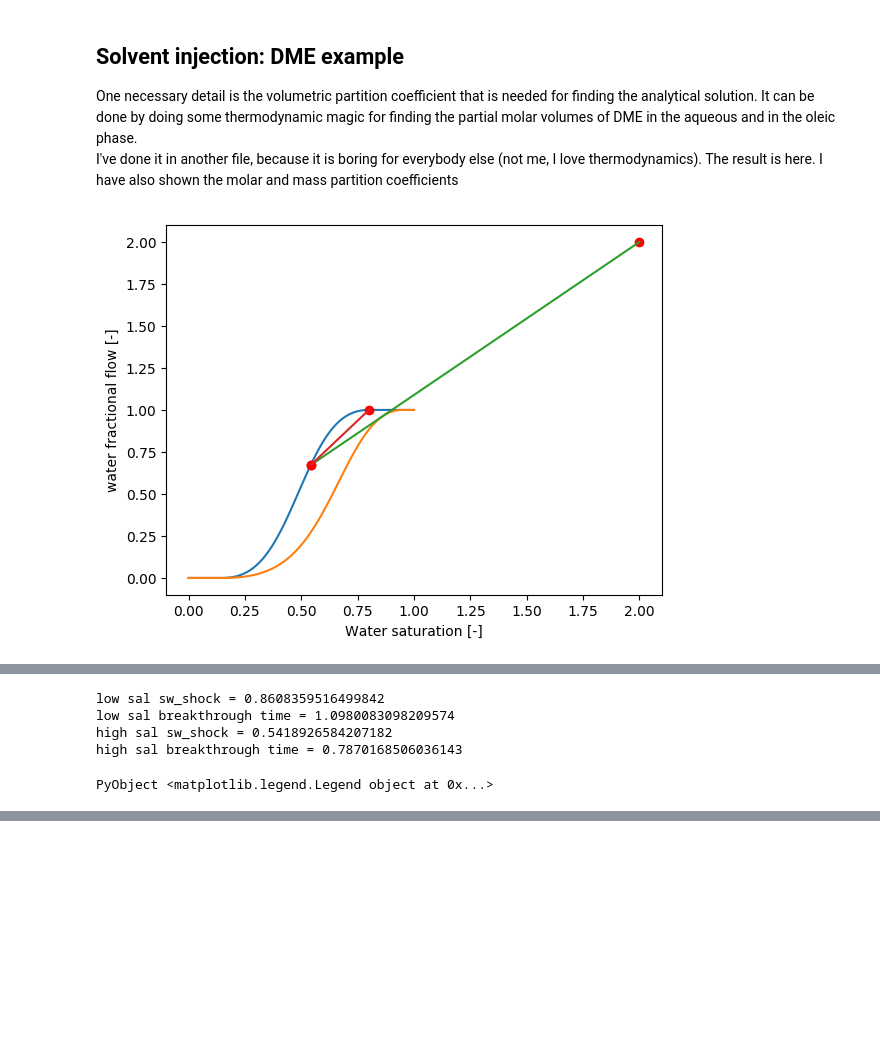
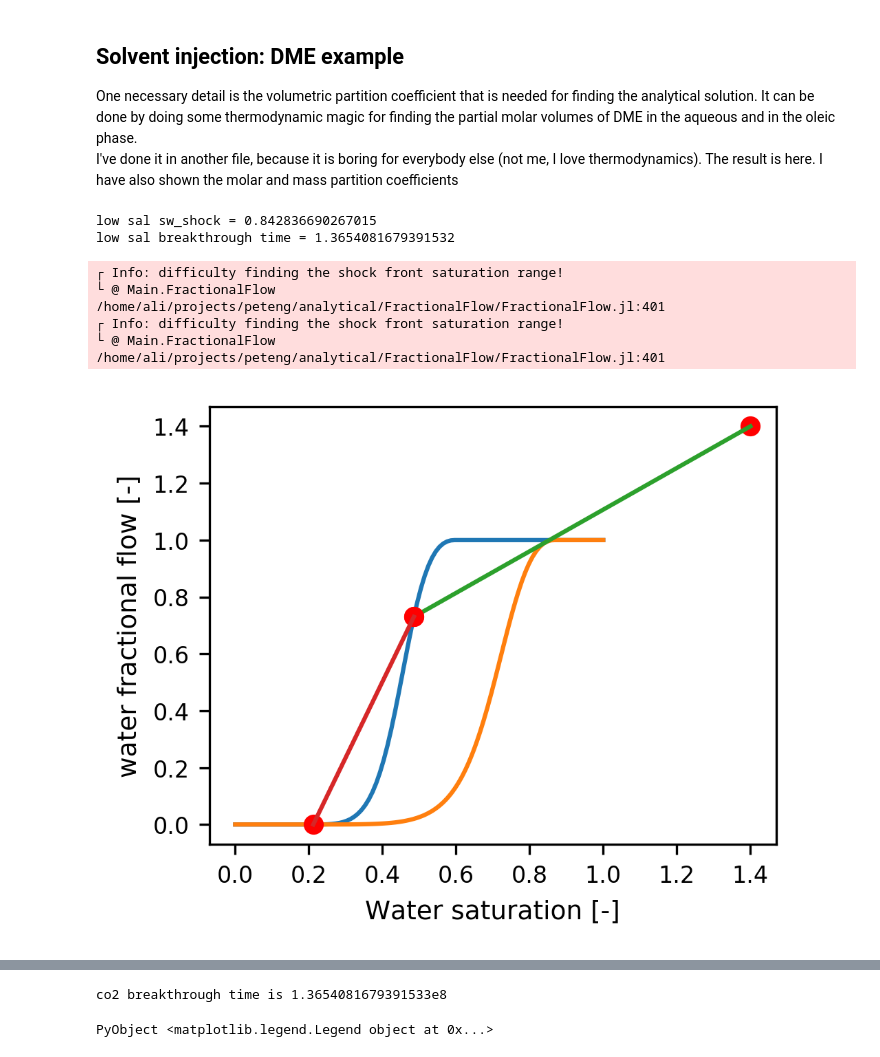
Before and after one commit to simulkade/peteng, a Jupyter notebook: analytical/notebooks/carbonated_water_flood.ipynb, the cells around one changed output, grey strips where cells are left out. Drawn from its saved outputs; the diff is of its cells as text; code cells hidden in the pictures; blank space fills up the shorter version.

```diff
--- a/analytical/notebooks/carbonated_water_flood.ipynb
+++ b/analytical/notebooks/carbonated_water_flood.ipynb
@@ -48,6 +77,6 @@ pv_inj_slow
 # %%
-fluids_hs = FF.oil_water_fluids(mu_water=1.1e-3, mu_oil=2e-3)
-fluids_ls = FF.oil_water_fluids(mu_water=1e-3, mu_oil=2e-3)
+fluids_hs = FF.oil_water_fluids(mu_water=mu_water, mu_oil=mu_oil)
+fluids_ls = FF.oil_water_fluids(mu_water=mu_water, mu_oil=mu_oil)
 rel_perms_hs = FF.oil_water_rel_perms(krw0=krw0_ow, kro0=kro0_ow,
         swc=swc_ow, sor=sor_ow, nw=nw_ow, no = no_ow)
 rel_perms_ls = FF.oil_water_rel_perms(krw0=krw0_ww, kro0=kro0_ww,
@@ -56,16 +85,13 @@ rel_perms_ls = FF.oil_water_rel_perms(krw0=krw0_ww, kro0=kro0_ww,
 #         swc=0.15, sor=0.4, nw=2.0, no = 2.0)
 # rel_perms_ls = FF.oil_water_rel_perms(krw0=0.35, kro0=0.95,
 #         swc=0.15, sor=0.35, nw=2.0, no = 2.0)
-core_flood_fast = FF.core_flooding(u_inj=u_inj_fast, pv_inject=pv_inj_fast, p_back=1e5, sw_init=0.2, sw_inj=1.0, rel_perms=rel_perms_hs)
-core_flood_slow = FF.core_flooding(u_inj=u_inj_slow, pv_inject=pv_inj_slow, p_back=1e5, sw_init=0.2, sw_inj=1.0, rel_perms=rel_perms_hs)
+core_flood = FF.core_flooding(u_inj=u_inj_slow, pv_inject=pv_inj_slow, p_back=p_back, sw_init=0.2, sw_inj=1.0, rel_perms=rel_perms_hs)
 
-core_props = FF.core_properties()
-ls_res_fast = FF.single_ion_adsorption_water_flood(core_props, fluids_ls, fluids_hs, rel_perms_hs,
-        rel_perms_ls, core_flood_fast, eq_const)
+core_props = FF.core_properties(L=L_res, φ=poros, k=k)
+
 ls_res_slow = FF.single_ion_adsorption_water_flood(core_props, fluids_ls, fluids_hs, rel_perms_hs,
-        rel_perms_ls, core_flood_slow, eq_const)
+        rel_perms_ls, core_flood, eq_const)
 
-FF.visualize(ls_res_fast)
 FF.visualize(ls_res_slow)
 # %% [output]
 ┌ Info: difficulty finding the shock front saturation range!
@@ -159,17 +111,31 @@ ls_res_fast.water_cut_time[:,1][end], ls_res_slow.water_cut_time[:,1][end]
 One necessary detail is the volumetric partition coefficient that is needed for finding the analytical solution. It can be done by doing some thermodynamic magic for finding the partial molar volumes of DME in the aqueous and in the oleic phase.
 I've done it in another file, because it is boring for everybody else (not me, I love thermodynamics). The result is here. I have also shown the molar and mass partition coefficients
 # %%
-fluids_oil_water = FF.oil_water_fluids(mu_water=1e-3, mu_oil=2e-3)
-fluids_solvent = FF.oil_water_fluids(mu_water=1.1e-3, mu_oil=1e-3)
-rel_perms_oil_water = FF.oil_water_rel_perms(krw0=0.4, kro0=0.9,
-    swc=0.15, sor=0.2, nw=2.0, no = 2.0)
-rel_perms_solvent = FF.oil_water_rel_perms(krw0=0.4, kro0=0.9,
-swc=0.15, sor=0.05, nw=2.0, no = 2.0)
-core_flood = FF.core_flooding(sw_init = 1-0.2)
-core_props = FF.core_properties()
-K_eq = 2.0
+
+kro0_ww = 0.840774
+sor_ww=0.133829
+
+fluids_oil_water = FF.oil_water_fluids(mu_water=mu_water, mu_oil=mu_oil)
+fluids_solvent = FF.oil_water_fluids(mu_water=mu_water, mu_oil=mu_oil_CO2)
+# rel_perms_oil_water = FF.oil_water_rel_perms(krw0=0.4, kro0=0.9,
+#     swc=0.15, sor=0.2, nw=2.0, no = 2.0)
+# rel_perms_solvent = FF.oil_water_rel_perms(krw0=0.4, kro0=0.9,
+# swc=0.15, sor=0.05, nw=2.0, no = 2.0)
+rel_perms_oil_water = FF.oil_water_rel_perms(krw0=krw0_ow, kro0=kro0_ow,
+        swc=swc_ow, sor=sor_ow, nw=nw_ow, no = no_ow)
+rel_perms_solvent = FF.oil_water_rel_perms(krw0=krw0_ww, kro0=kro0_ww,
+        swc=swc_ww, sor=sor_ww, nw=nw_ww, no = no_ww)
+core_flood = FF.core_flooding(u_inj=u_inj_slow, pv_inject=pv_inj_slow, p_back=p_back, sw_init=0.2, sw_inj=1.0, rel_perms=rel_perms_hs)
+# core_props = FF.core_properties()
+K_eq = 3.5
 sol_res = FF.water_soluble_solvent_flood(core_props, fluids_solvent, fluids_oil_water,
     rel_perms_oil_water, rel_perms_solvent, core_flood, K_eq)
 FF.visualize(sol_res)
 # %% [output]
+low sal sw_shock = 0.842836690267015
+low sal breakthrough time = 1.3654081679391532
+┌ Info: difficulty finding the shock front saturation range!
+└ @ Main.FractionalFlow /home/ali/projects/peteng/analytical/FractionalFlow/FractionalFlow.jl:401
+┌ Info: difficulty finding the shock front saturation range!
+└ @ Main.FractionalFlow /home/ali/projects/peteng/analytical/FractionalFlow/FractionalFlow.jl:401
-[figure, old version]
+[figure, new version]
@@ -179,5 +144,0 @@ FF.visualize(sol_res)
-low sal sw_shock = 0.8608359516499842
-low sal breakthrough time = 1.0980083098209574
-high sal sw_shock = 0.5418926584207182
-high sal breakthrough time = 0.7870168506036143
-PyObject <matplotlib.legend.Legend object at 0x...>
@@ -183,0 +146,2 @@ PyObject <matplotlib.legend.Legend object at 0x...>
+co2 breakthrough time is 1.3654081679391533e8
+PyObject <matplotlib.legend.Legend object at 0x...>
```
Also changed, not shown: parts of 24 cells of this notebook, 2 other files.
